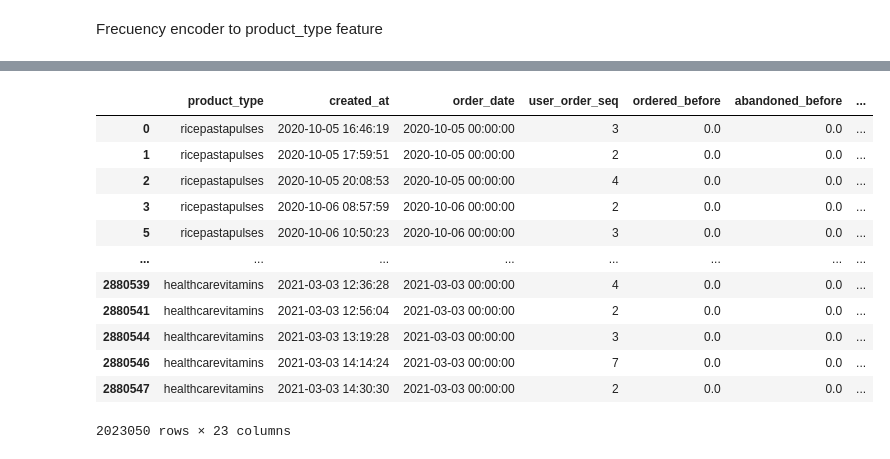
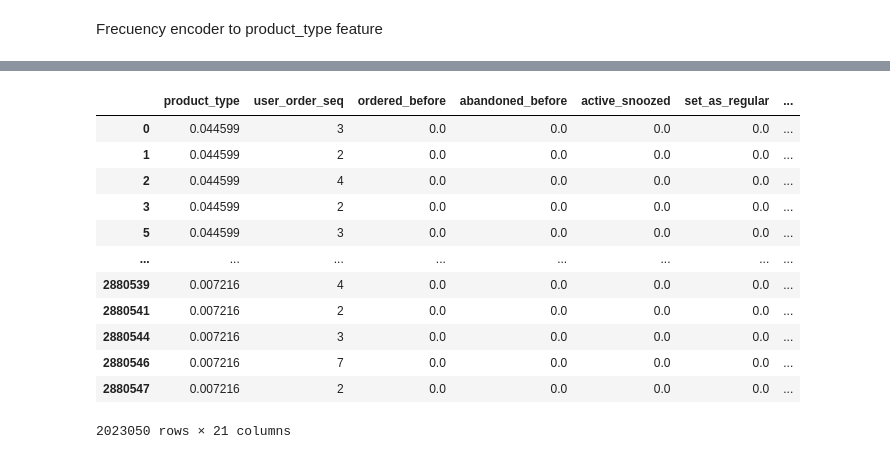
Before and after one commit to Riemann-def/zrive-ds, a Jupyter notebook: src/module_3/prueba.ipynb, the cells around one changed output, grey strips where cells are left out. Cells and saved outputs as stored; diff of their text form; code cells hidden in the pictures.

```diff
--- a/src/module_3/prueba.ipynb
+++ b/src/module_3/prueba.ipynb
@@ -161,3 +164,5 @@ def freq_encoder(df: pd.DataFrame, column: str) -> pd.DataFrame:
     freq = df[column].value_counts(normalize=True)
     df[column] = df[column].map(freq)
     return df
+
+valuable_orders_df = freq_encoder(valuable_orders_df, 'product_type')
@@ -164,19 +239,19 @@ def freq_encoder(df: pd.DataFrame, column: str) -> pd.DataFrame:
 # %%
-X = valuable_orders_df.drop(columns=['outcome', 'order_id', 'user_id', 'variant_id', 'items_comprados'])
+X = valuable_orders_df.drop(columns=['outcome', 'order_id', 'user_id', 'variant_id', 'items_comprados', 'created_at', 'order_date'])
 y = valuable_orders_df['outcome']
 
 X
 # %% [output]
-|  | product_type | created_at | order_date | user_order_seq | ordered_before | abandoned_before | ... |
-| 0 | ricepastapulses | 2020-10-05 16:46:19 | 2020-10-05 00:00:00 | 3 | 0.0 | 0.0 | ... |
-| 1 | ricepastapulses | 2020-10-05 17:59:51 | 2020-10-05 00:00:00 | 2 | 0.0 | 0.0 | ... |
-| 2 | ricepastapulses | 2020-10-05 20:08:53 | 2020-10-05 00:00:00 | 4 | 0.0 | 0.0 | ... |
-| 3 | ricepastapulses | 2020-10-06 08:57:59 | 2020-10-06 00:00:00 | 2 | 0.0 | 0.0 | ... |
-| 5 | ricepastapulses | 2020-10-06 10:50:23 | 2020-10-06 00:00:00 | 3 | 0.0 | 0.0 | ... |
+|  | product_type | user_order_seq | ordered_before | abandoned_before | active_snoozed | set_as_regular | ... |
+| 0 | 0.044599 | 3 | 0.0 | 0.0 | 0.0 | 0.0 | ... |
+| 1 | 0.044599 | 2 | 0.0 | 0.0 | 0.0 | 0.0 | ... |
+| 2 | 0.044599 | 4 | 0.0 | 0.0 | 0.0 | 0.0 | ... |
+| 3 | 0.044599 | 2 | 0.0 | 0.0 | 0.0 | 0.0 | ... |
+| 5 | 0.044599 | 3 | 0.0 | 0.0 | 0.0 | 0.0 | ... |
 | ... | ... | ... | ... | ... | ... | ... | ... |
-| 2880539 | healthcarevitamins | 2021-03-03 12:36:28 | 2021-03-03 00:00:00 | 4 | 0.0 | 0.0 | ... |
-| 2880541 | healthcarevitamins | 2021-03-03 12:56:04 | 2021-03-03 00:00:00 | 2 | 0.0 | 0.0 | ... |
-| 2880544 | healthcarevitamins | 2021-03-03 13:19:28 | 2021-03-03 00:00:00 | 3 | 0.0 | 0.0 | ... |
-| 2880546 | healthcarevitamins | 2021-03-03 14:14:24 | 2021-03-03 00:00:00 | 7 | 0.0 | 0.0 | ... |
-| 2880547 | healthcarevitamins | 2021-03-03 14:30:30 | 2021-03-03 00:00:00 | 2 | 0.0 | 0.0 | ... |
+| 2880539 | 0.007216 | 4 | 0.0 | 0.0 | 0.0 | 0.0 | ... |
+| 2880541 | 0.007216 | 2 | 0.0 | 0.0 | 0.0 | 0.0 | ... |
+| 2880544 | 0.007216 | 3 | 0.0 | 0.0 | 0.0 | 0.0 | ... |
+| 2880546 | 0.007216 | 7 | 0.0 | 0.0 | 0.0 | 0.0 | ... |
+| 2880547 | 0.007216 | 2 | 0.0 | 0.0 | 0.0 | 0.0 | ... |
-2023050 rows × 23 columns
+2023050 rows × 21 columns
```
Also changed, not shown: parts of 4 cells of this notebook.
